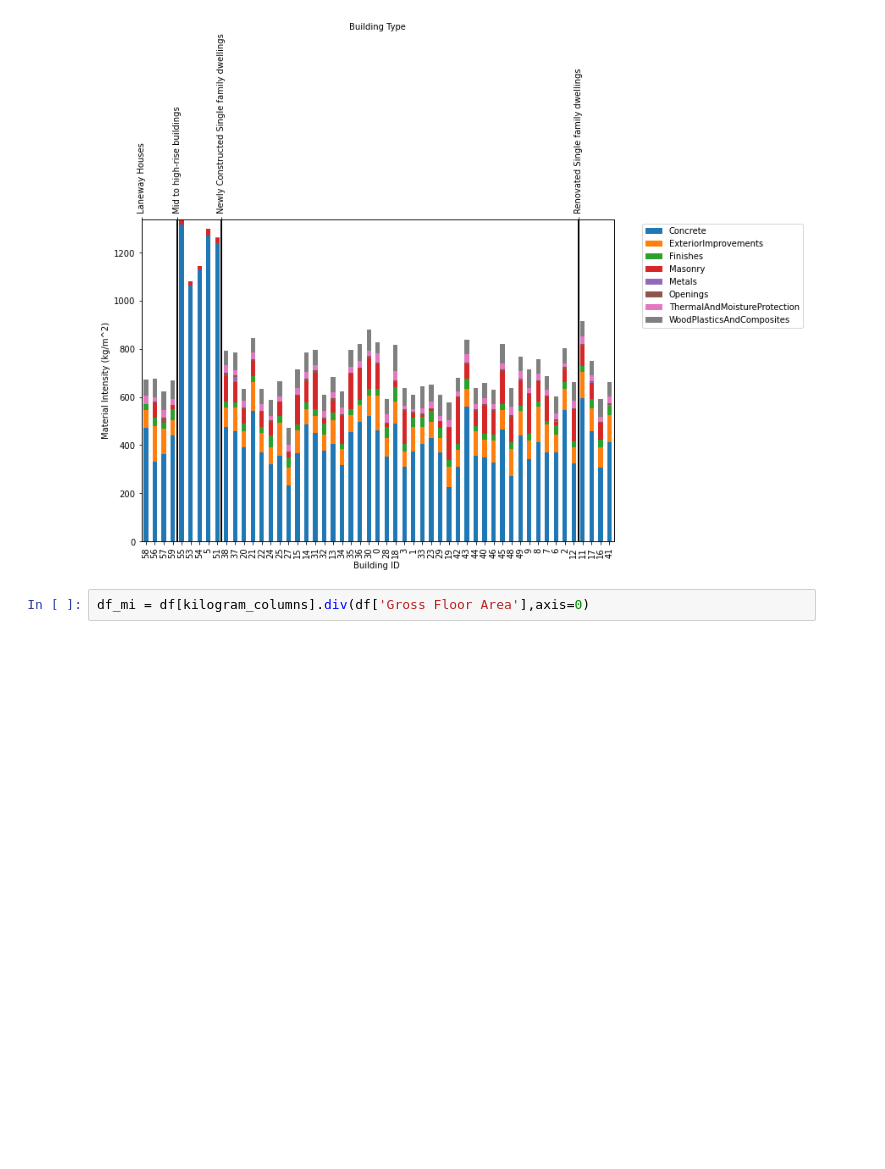
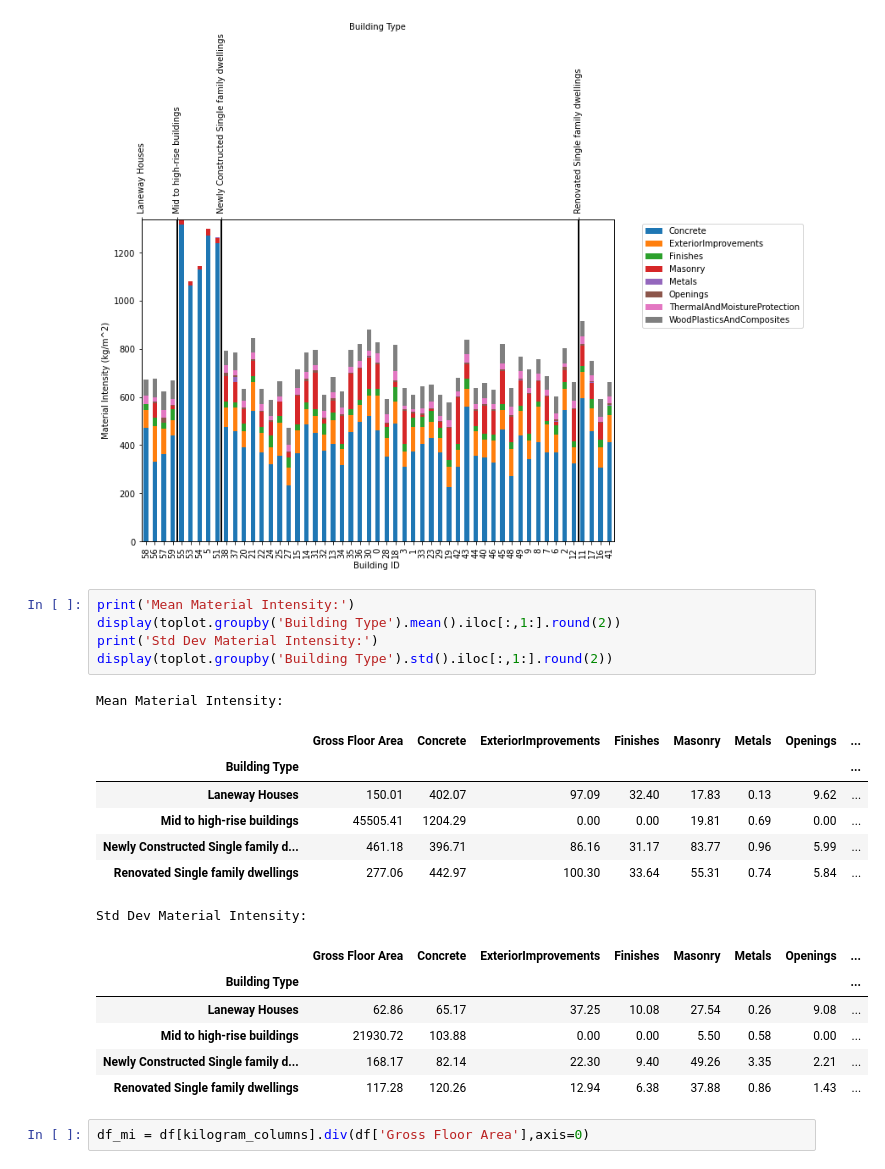
Before and after one commit to alexwolson/A-Construction-Classification-System-Database-for-Understanding-Resource-Use-in-Buildings, a Jupyter notebook: Sample Code/Sample.ipynb, the cells around one changed output. Cells and saved outputs as stored; diff of their text form; blank space fills up the shorter version.

```diff
--- a/Sample Code/Sample.ipynb
+++ b/Sample Code/Sample.ipynb
@@ -503,6 +503,26 @@ plt.grid(color='black',linewidth=2)
 plt.show()
 # %% [output]
 [figure]
+# %%
+print('Mean Material Intensity:')
+display(toplot.groupby('Building Type').mean().iloc[:,1:].round(2))
+print('Std Dev Material Intensity:')
+display(toplot.groupby('Building Type').std().iloc[:,1:].round(2))
+# %% [output]
+Mean Material Intensity:
+|  | Gross Floor Area | Concrete | ExteriorImprovements | Finishes | Masonry | Metals | Openings | ... |
+| Building Type |  |  |  |  |  |  |  | ... |
+| Laneway Houses | 150.01 | 402.07 | 97.09 | 32.40 | 17.83 | 0.13 | 9.62 | ... |
+| Mid to high-rise buildings | 45505.41 | 1204.29 | 0.00 | 0.00 | 19.81 | 0.69 | 0.00 | ... |
+| Newly Constructed Single family d... | 461.18 | 396.71 | 86.16 | 31.17 | 83.77 | 0.96 | 5.99 | ... |
+| Renovated Single family dwellings | 277.06 | 442.97 | 100.30 | 33.64 | 55.31 | 0.74 | 5.84 | ... |
+Std Dev Material Intensity:
+|  | Gross Floor Area | Concrete | ExteriorImprovements | Finishes | Masonry | Metals | Openings | ... |
+| Building Type |  |  |  |  |  |  |  | ... |
+| Laneway Houses | 62.86 | 65.17 | 37.25 | 10.08 | 27.54 | 0.26 | 9.08 | ... |
+| Mid to high-rise buildings | 21930.72 | 103.88 | 0.00 | 0.00 | 5.50 | 0.58 | 0.00 | ... |
+| Newly Constructed Single family d... | 168.17 | 82.14 | 22.30 | 9.40 | 49.26 | 3.35 | 2.21 | ... |
+| Renovated Single family dwellings | 117.28 | 120.26 | 12.94 | 6.38 | 37.88 | 0.86 | 1.43 | ... |
 # %%
 df_mi = df[kilogram_columns].div(df['Gross Floor Area'],axis=0)
 # %%
```
Also changed, not shown: 4 other files.
